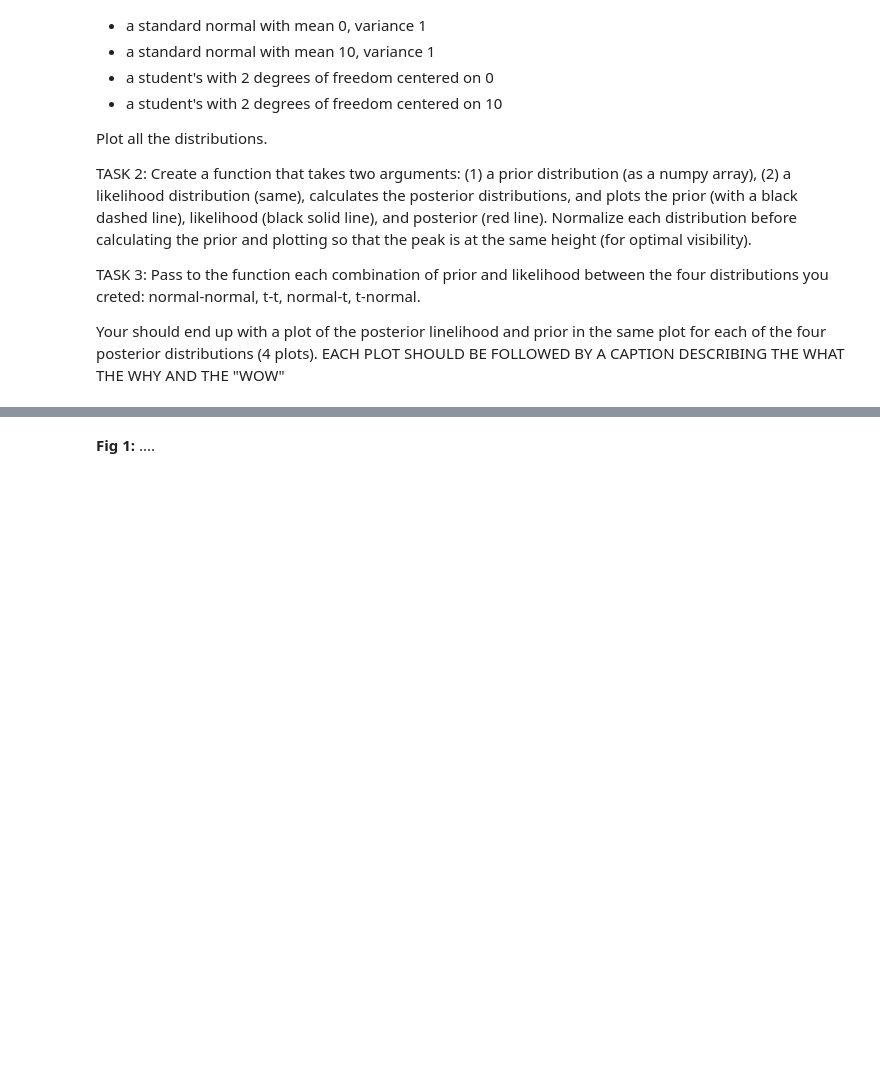
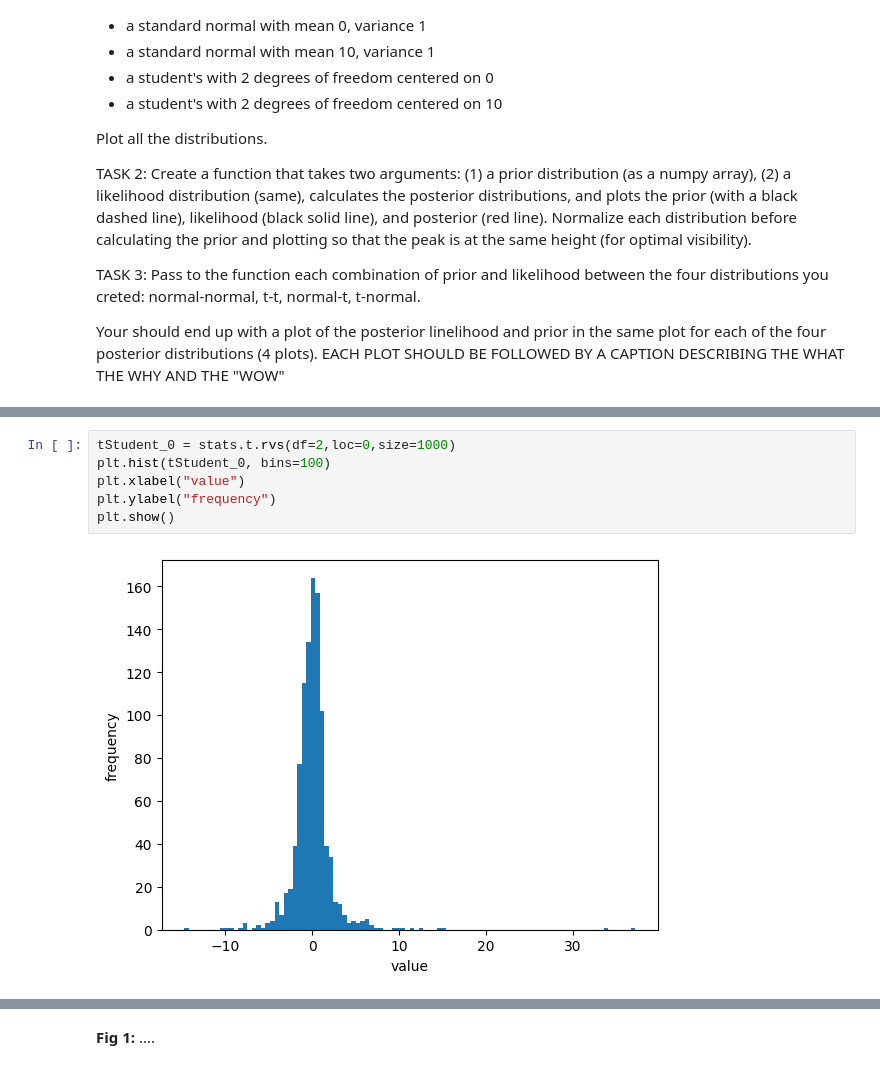
Before and after one commit to Katie-Moses/DSPS_KMoses, a Jupyter notebook: HW2/KMoses_Bayesian_posteriors.ipynb, the cells around one changed output, grey strips where cells are left out. Cells and saved outputs as stored; diff of their text form; blank space fills up the shorter version.

```diff
--- a/HW2/KMoses_Bayesian_posteriors.ipynb
+++ b/HW2/KMoses_Bayesian_posteriors.ipynb
@@ -32,0 +47,8 @@ tStudent_10 = ...
+# %%
+tStudent_0 = stats.t.rvs(df=2,loc=0,size=1000)
+plt.hist(tStudent_0, bins=100)
+plt.xlabel("value")
+plt.ylabel("frequency")
+plt.show()
+# %% [output]
+[figure, added]
```
Also changed, not shown: parts of 9 cells of this notebook.
